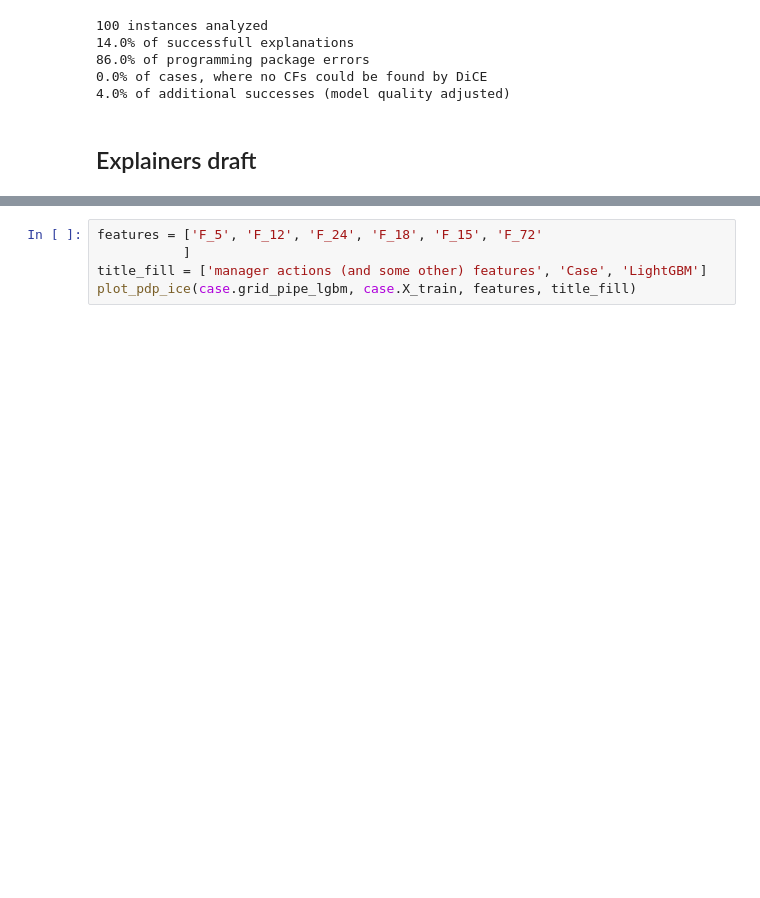
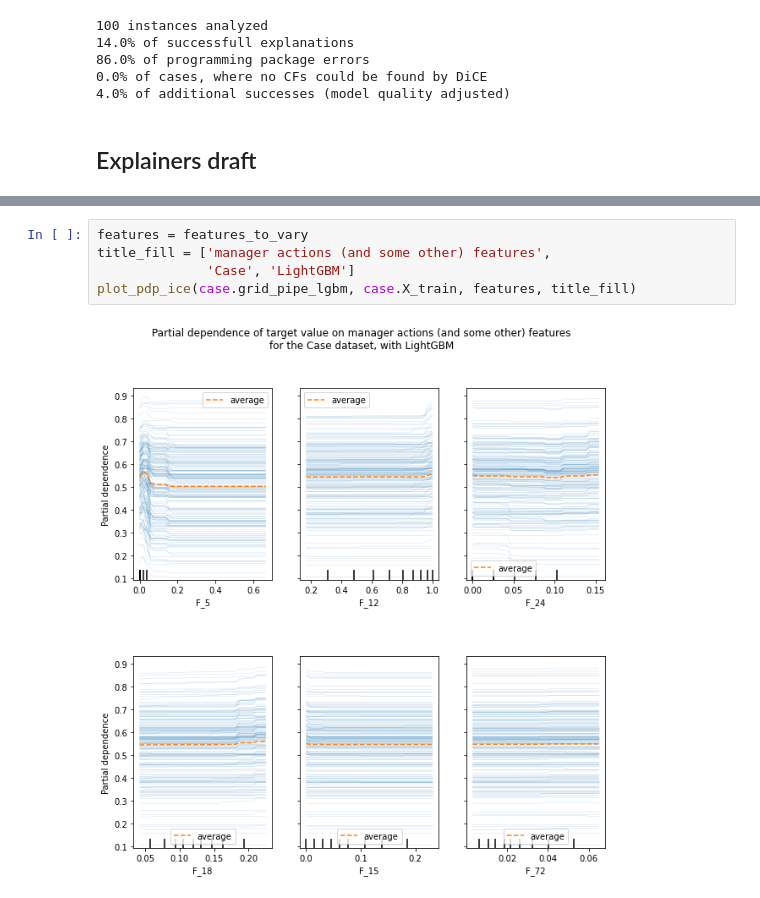
Before and after one commit to KseniaKingsep/interpretable-ml-risks, a Jupyter notebook: notebooks/1_2_CaseCI.ipynb, the cells around one changed output, grey strips where cells are left out. Cells and saved outputs as stored; diff of their text form; blank space fills up the shorter version.

```diff
--- a/notebooks/1_2_CaseCI.ipynb
+++ b/notebooks/1_2_CaseCI.ipynb
@@ -164,5 +179,7 @@ for name in ['F_5', 'F_12', 'F_24', 'F_18', 'F_15', 'F_72']:
 # %%
-features = ['F_5', 'F_12', 'F_24', 'F_18', 'F_15', 'F_72'
-           ]
-title_fill = ['manager actions (and some other) features', 'Case', 'LightGBM']
+features = features_to_vary
+title_fill = ['manager actions (and some other) features',
+              'Case', 'LightGBM']
 plot_pdp_ice(case.grid_pipe_lgbm, case.X_train, features, title_fill)
+# %% [output]
+[figure, added]
```
Also changed, not shown: parts of 12 cells of this notebook, 1 other file.
